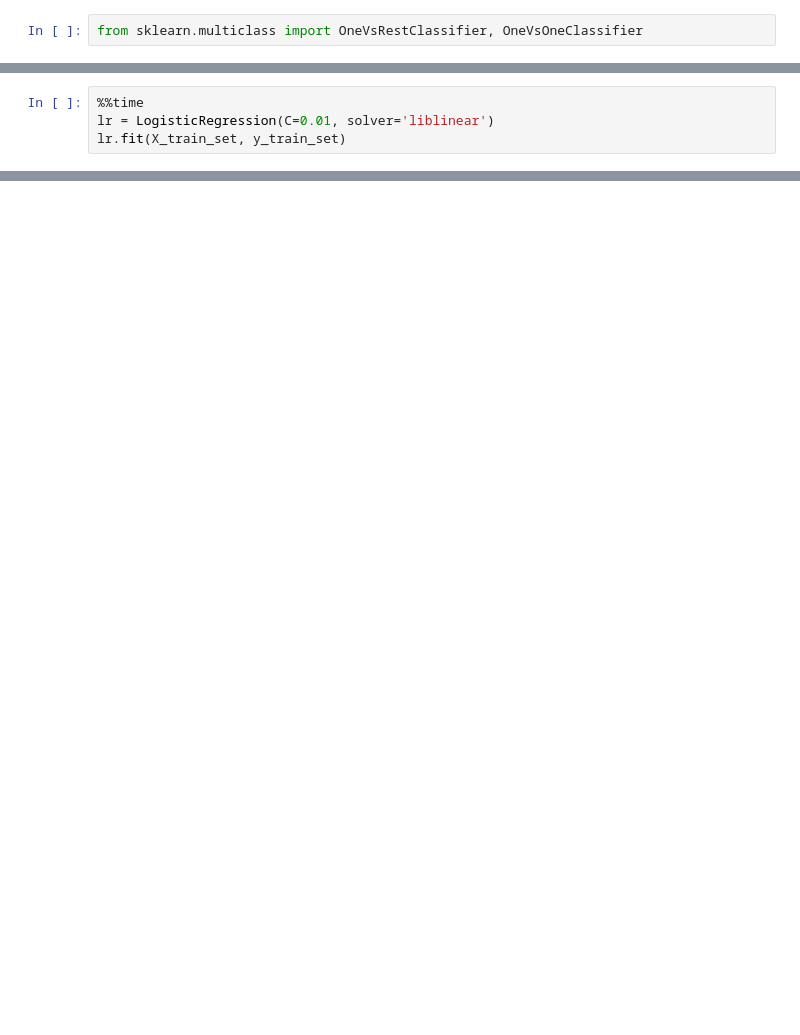
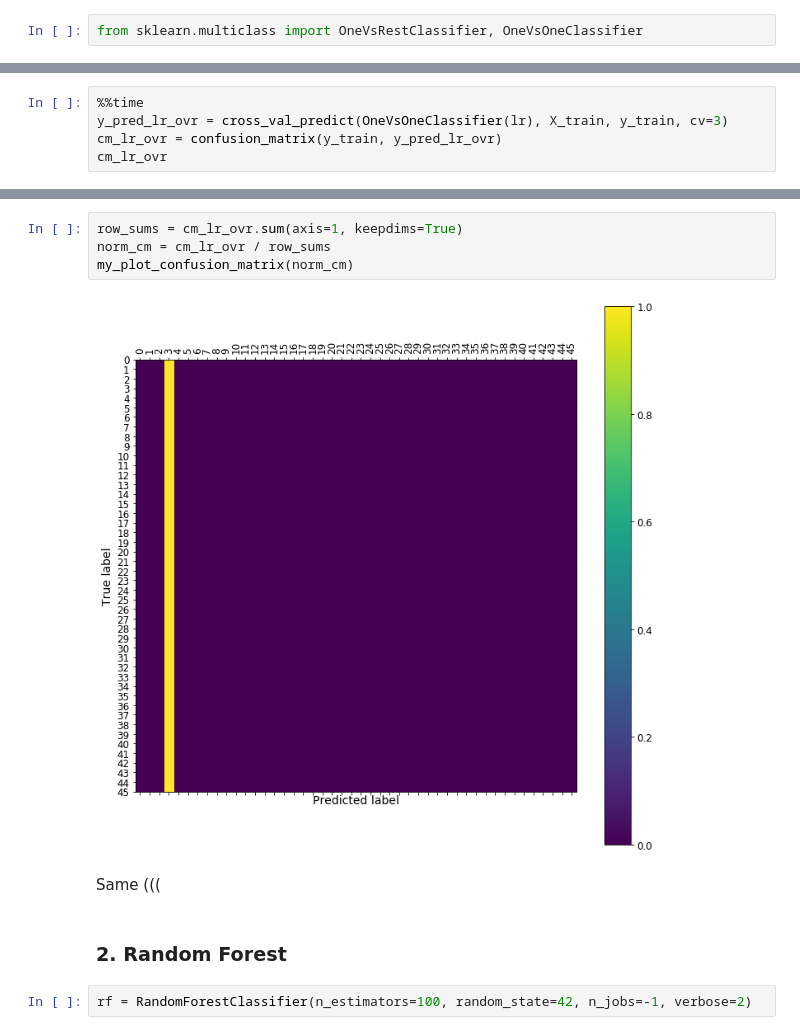
Before and after one commit to mozzherina/practicalDL, a Jupyter notebook: Reuters.ipynb, the cells around one changed output, grey strips where cells are left out. Drawn from its saved outputs; the diff is of its cells as text; blank space fills up the shorter version.

```diff
--- a/Reuters.ipynb
+++ b/Reuters.ipynb
@@ -167,4 +226,0 @@ from sklearn.model_selection import cross_val_score, cross_validate
-# %%
-%%time
-lr = LogisticRegression(C=0.01, solver='liblinear')
-lr.fit(X_train_set, y_train_set)
@@ -195,0 +235,5 @@ print(y_valid_set[3])
+# %%
+%%time
+y_pred_lr_ovr = cross_val_predict(OneVsOneClassifier(lr), X_train, y_train, cv=3)
+cm_lr_ovr = confusion_matrix(y_train, y_pred_lr_ovr)
+cm_lr_ovr
@@ -195,0 +249,12 @@ print(y_valid_set[3])
+# %%
+row_sums = cm_lr_ovr.sum(axis=1, keepdims=True)
+norm_cm = cm_lr_ovr / row_sums
+my_plot_confusion_matrix(norm_cm)
+# %% [output]
+[figure, added]
+# %% [markdown]
+Same (((
+# %% [markdown]
+### 2. Random Forest
+# %%
+rf = RandomForestClassifier(n_estimators=100, random_state=42, n_jobs=-1, verbose=2)
```
Also changed, not shown: parts of 48 cells of this notebook.
